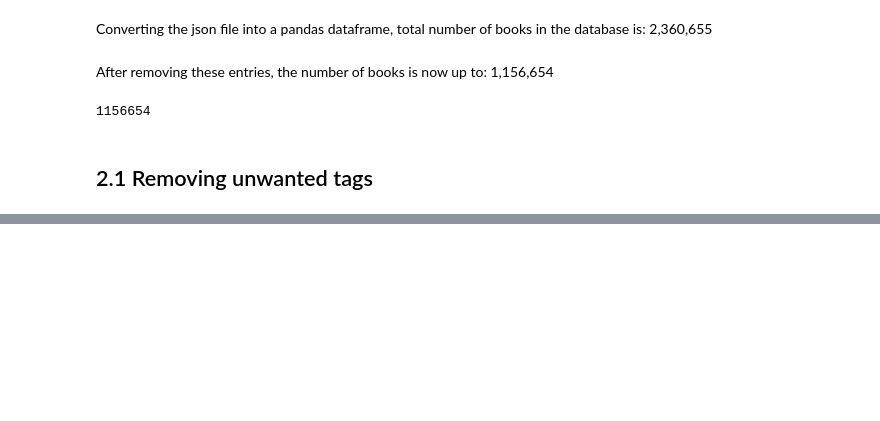
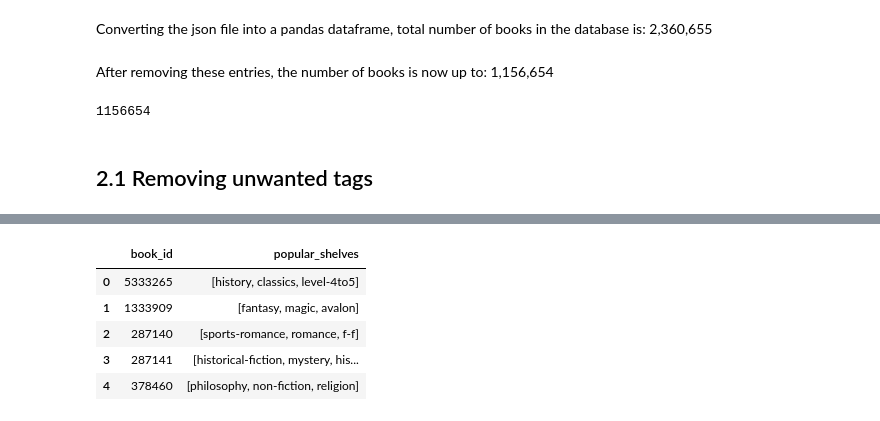
Before and after one commit to ychebaro/project_insight, a Jupyter notebook: Cleaning_books.ipynb, the cells around one changed output, grey strips where cells are left out. Drawn from its saved outputs; the diff is of its cells as text; code cells hidden in the pictures; blank space fills up the shorter version.

```diff
--- a/Cleaning_books.ipynb
+++ b/Cleaning_books.ipynb
@@ -139,0 +294,26 @@ new_column_c = pd.Series(cnew, name='count_shelves', index=range(len(cnew)))
+# %%
+def replace_tags(dfin):
+    popular_shelves = dfin['popular_shelves']
+    count_shelves = dfin['count_shelves']
+
+    popnew = []
+    cnew = []
+
+    for elm, elmc in zip(popular_shelves, count_shelves):
+        for i in range(len(elm)):
+            elm[i].replace('classics', 'classic')
+            elm[i].replace('scifi', 'science-fiction')
+            elm[i].replace('sci-fi', 'science-fiction')
+            elm[i].replace('ya', 'young-adult')
+
+        popnew.append([elm[e] for e in range(len(elm))])
+        cnew.append([elmc[e] for e in range(len(elmc))])
+
+    return popnew, cnew
+# %%
+p, c = replace_tags(alldf)
+# %%
+new_column_p = pd.Series(p, name='popular_shelves', index=range(len(p)))
+new_column_c = pd.Series(c, name='count_shelves', index=range(len(c)))
+alldf.update(new_column_p)
+alldf.update(new_column_c)
@@ -149,0 +342,10 @@ booksdf.update(new_column_c)
+# %%
+data = pd.DataFrame(zip(alldf['book_id'], alldf['popular_shelves']), columns=['book_id', 'popular_shelves'])
+data.head()
+# %% [output]
+|  | book_id | popular_shelves |
+| 0 | 5333265 | [history, classics, level-4to5] |
+| 1 | 1333909 | [fantasy, magic, avalon] |
+| 2 | 287140 | [sports-romance, romance, f-f] |
+| 3 | 287141 | [historical-fiction, mystery, his... |
+| 4 | 378460 | [philosophy, non-fiction, religion] |
```
Also changed, not shown: parts of 31 cells of this notebook.
